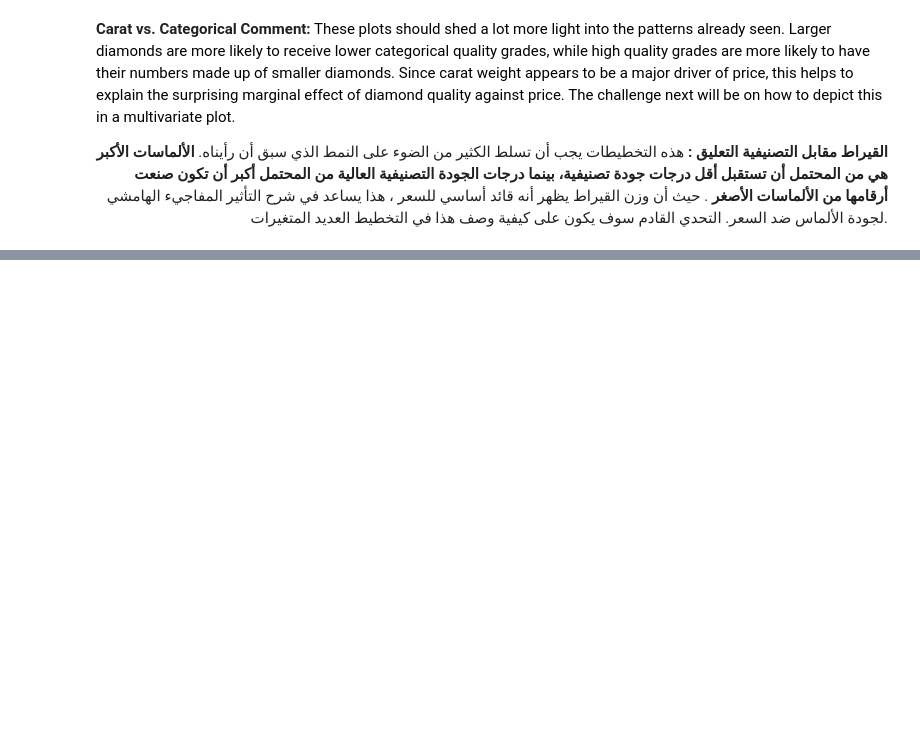
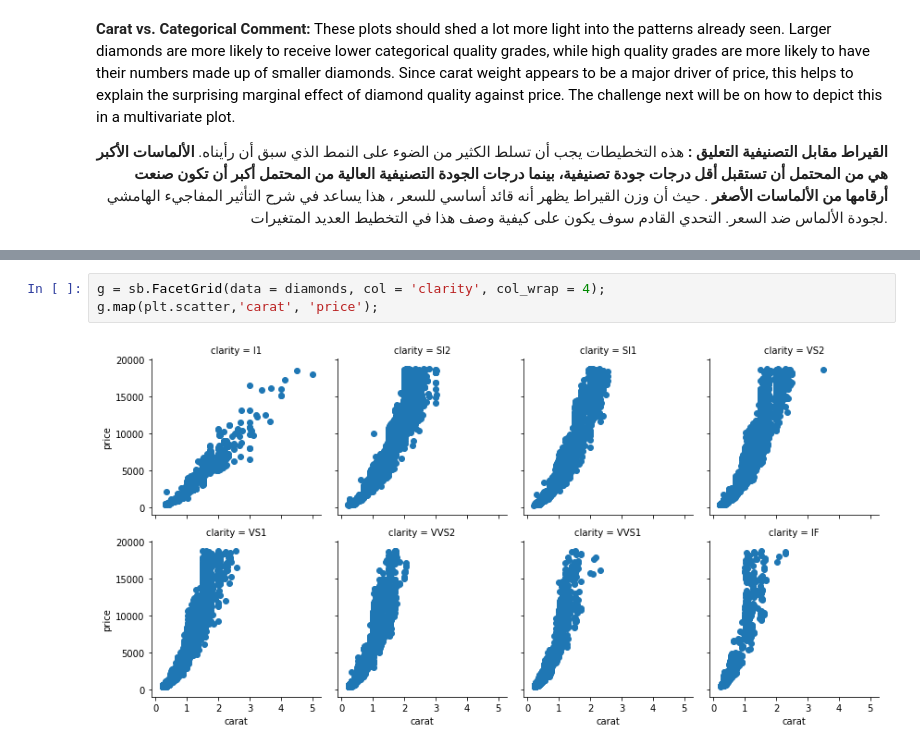
Before and after one commit to iRaied/Diamond-Pricing, a Jupyter notebook: Diamond_Project.ipynb, the cells around one changed output, grey strips where cells are left out. Drawn from its saved outputs; the diff is of its cells as text; blank space fills up the shorter version.

```diff
--- a/Diamond_Project.ipynb
+++ b/Diamond_Project.ipynb
@@ -384,0 +393,5 @@ plt.xticks(rotation = 15);
+# %%
+g = sb.FacetGrid(data = diamonds, col = 'clarity', col_wrap = 4);
+g.map(plt.scatter,'carat', 'price');
+# %% [output]
+[figure, added]
```
Also changed, not shown: parts of 9 cells of this notebook.
